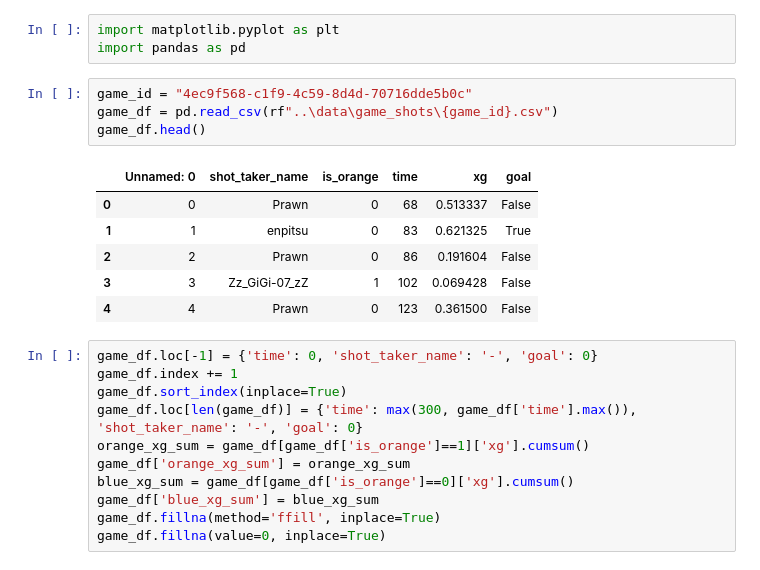
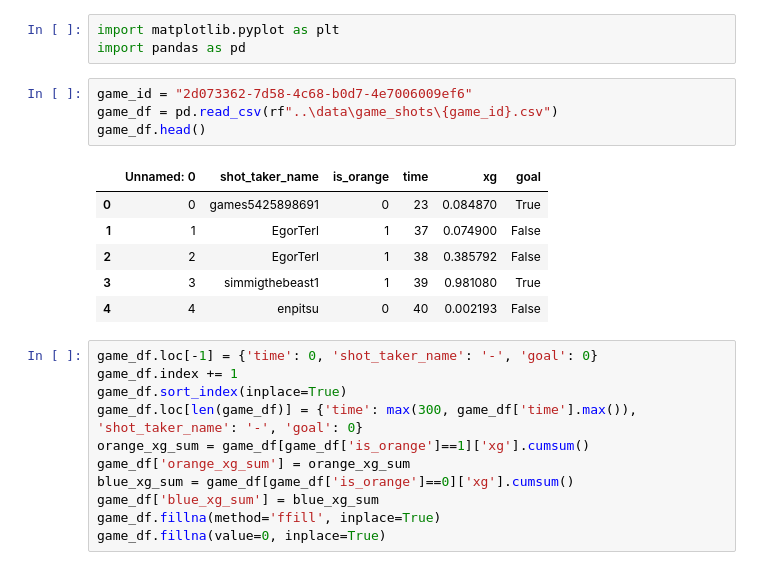
Before and after one commit to sertalpbilal/rocket_league_analytics, a Jupyter notebook: extra/xg_v2.ipynb, the cells around one changed output. Saved outputs shown, nothing was run; the diff lists cells and outputs as text.

Commit message:
Daily game updates

```diff
--- a/extra/xg_v2.ipynb
+++ b/extra/xg_v2.ipynb
@@ -2,16 +2,16 @@
 import matplotlib.pyplot as plt
 import pandas as pd
 # %%
-game_id = "4ec9f568-c1f9-4c59-8d4d-70716dde5b0c"
+game_id = "2d073362-7d58-4c68-b0d7-4e7006009ef6"
 game_df = pd.read_csv(rf"..\data\game_shots\{game_id}.csv")
 game_df.head()
 # %% [output]
 |  | Unnamed: 0 | shot_taker_name | is_orange | time | xg | goal |
-| 0 | 0 | Prawn | 0 | 68 | 0.513337 | False |
-| 1 | 1 | enpitsu | 0 | 83 | 0.621325 | True |
-| 2 | 2 | Prawn | 0 | 86 | 0.191604 | False |
-| 3 | 3 | Zz_GiGi-07_zZ | 1 | 102 | 0.069428 | False |
-| 4 | 4 | Prawn | 0 | 123 | 0.361500 | False |
+| 0 | 0 | games5425898691 | 0 | 23 | 0.084870 | True |
+| 1 | 1 | EgorTerl | 1 | 37 | 0.074900 | False |
+| 2 | 2 | EgorTerl | 1 | 38 | 0.385792 | False |
+| 3 | 3 | simmigthebeast1 | 1 | 39 | 0.981080 | True |
+| 4 | 4 | enpitsu | 0 | 40 | 0.002193 | False |
 # %%
 game_df.loc[-1] = {'time': 0, 'shot_taker_name': '-', 'goal': 0}
 game_df.index += 1
```
Also changed, not shown: parts of 3 cells of this notebook, 55 other files.
